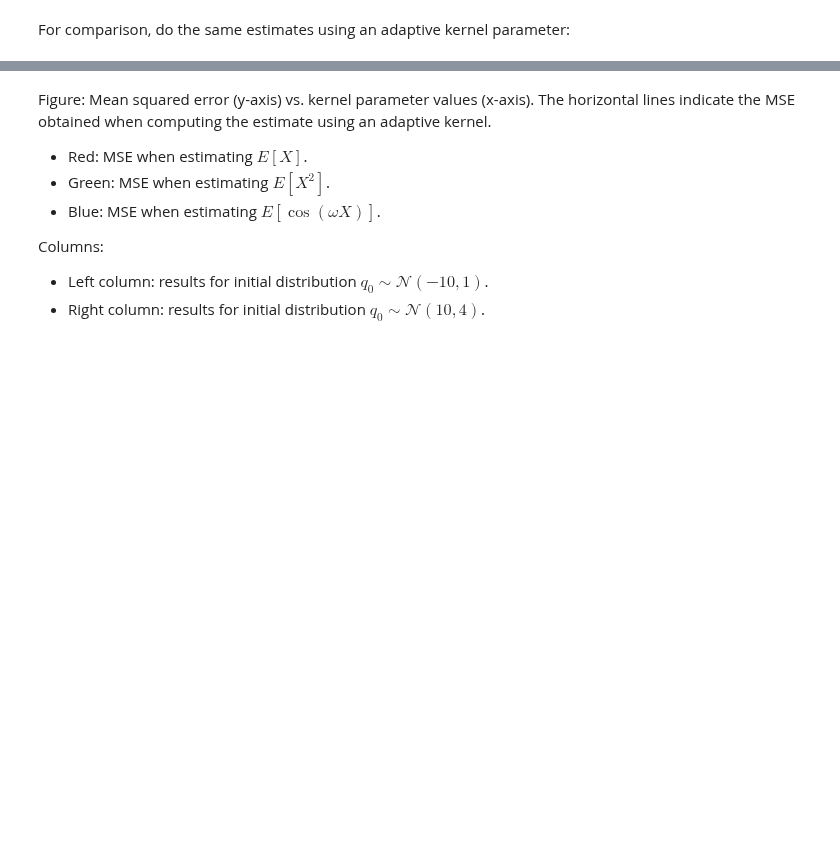
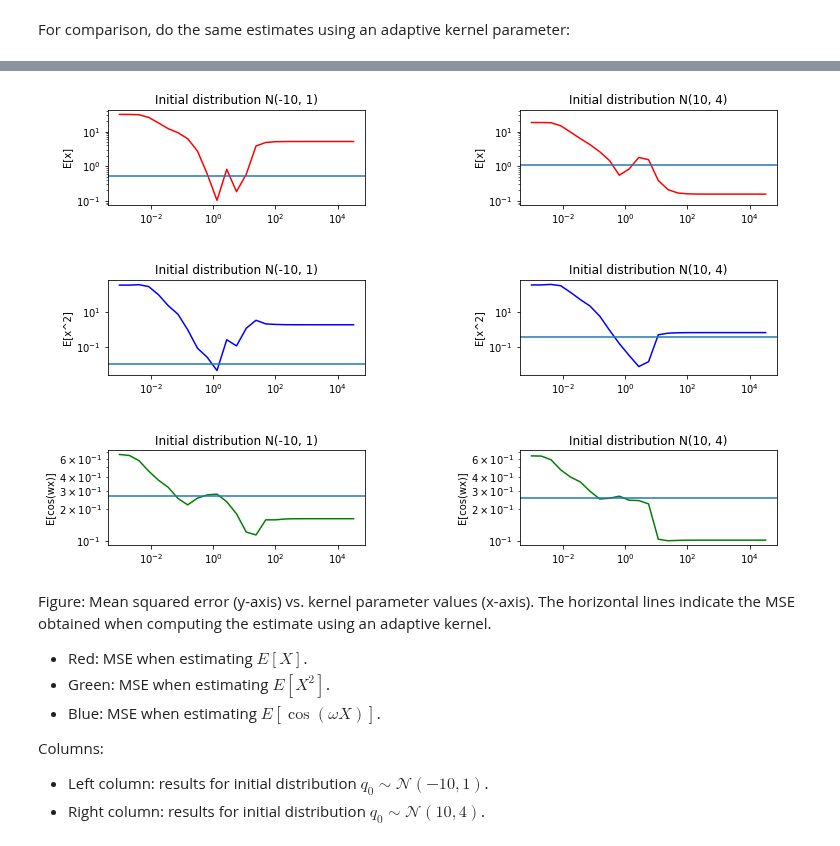
Before and after one commit to ratschlab/projects-2020-Neural-SVGD, a Jupyter notebook: Experiments with one-dim Gaussian.ipynb, the cells around one changed output, grey strips where cells are left out. Saved outputs shown, nothing was run; the diff lists cells and outputs as text; code cells hidden in the pictures; blank space fills up the shorter version.

```diff
--- a/Experiments with one-dim Gaussian.ipynb
+++ b/Experiments with one-dim Gaussian.ipynb
@@ -173,3 +120,41 @@ plt.yscale('log')
+# %%
+mpl.rcParams['figure.figsize'] = [12.0, 8.0]
+plt.subplots_adjust(hspace=0.8, wspace=0.6)
+colours = ['r', 'b', 'g']
+
+for i, yaxis_name in enumerate(['E[x]', 'E[x^2]', 'E[cos(wx)]']):
+    col = colours[i]
+
+    # first q
+    ax1 = plt.subplot(f'32{2*i+1}')
+    plt.title("Initial distribution N(-10, 1)")
+    plt.plot(kernel_param_grid, mses1[yaxis_name], col)
+    plt.axhline(y=mses_adaptive1[yaxis_name])
+
+    plt.xscale('log')
+    plt.yscale('log')
+    plt.ylabel(yaxis_name)
+
+
+    # second q
+    ax2 = plt.subplot(f'32{2*i+2}')
+    plt.title("Initial distribution N(10, 4)")
+    plt.plot(kernel_param_grid, mses2[yaxis_name], col)
+    plt.axhline(y=mses_adaptive2[yaxis_name])
+
+    plt.xscale('log')
+    plt.yscale('log')
+    plt.ylabel(yaxis_name)
+
+
+    # adapt y-axis range: same ranges for both plots
+    min1, max1 = ax1.get_ylim()
+    min2, max2 = ax2.get_ylim()
+
+    ax1.set_ylim(min(min1, min2), max(max1, max2))
+    ax2.set_ylim(min(min1, min2), max(max1, max2))
+# %% [output]
+[figure, added]
 # %% [markdown]
 Figure: Mean squared error (y-axis) vs. kernel parameter values (x-axis). The horizontal lines indicate the MSE obtained when computing the estimate using an adaptive kernel.
 * Red: MSE when estimating $E[X]$.
```
Also changed, not shown: parts of 5 cells of this notebook, 8 other files.
